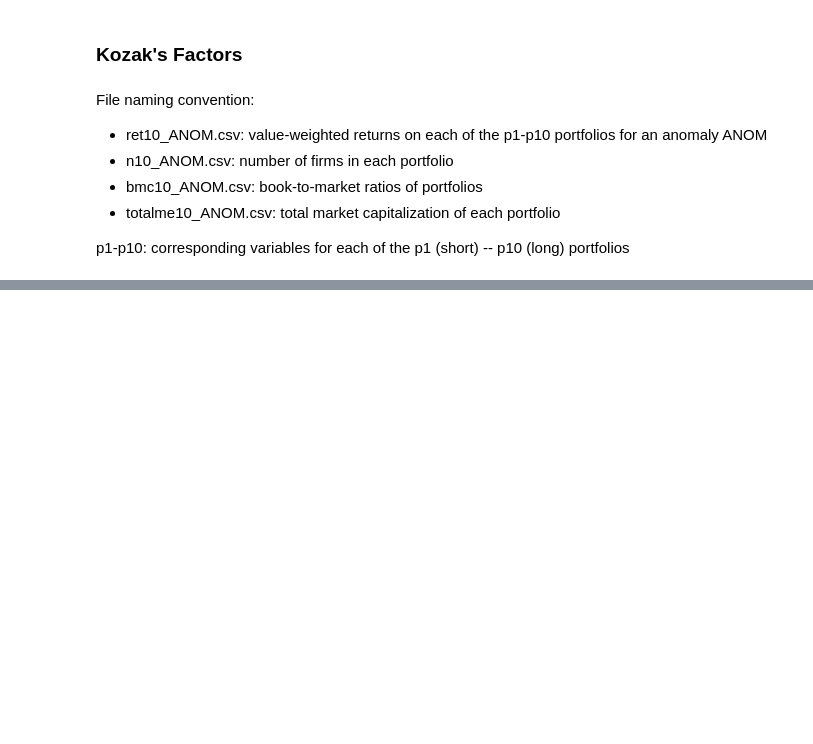
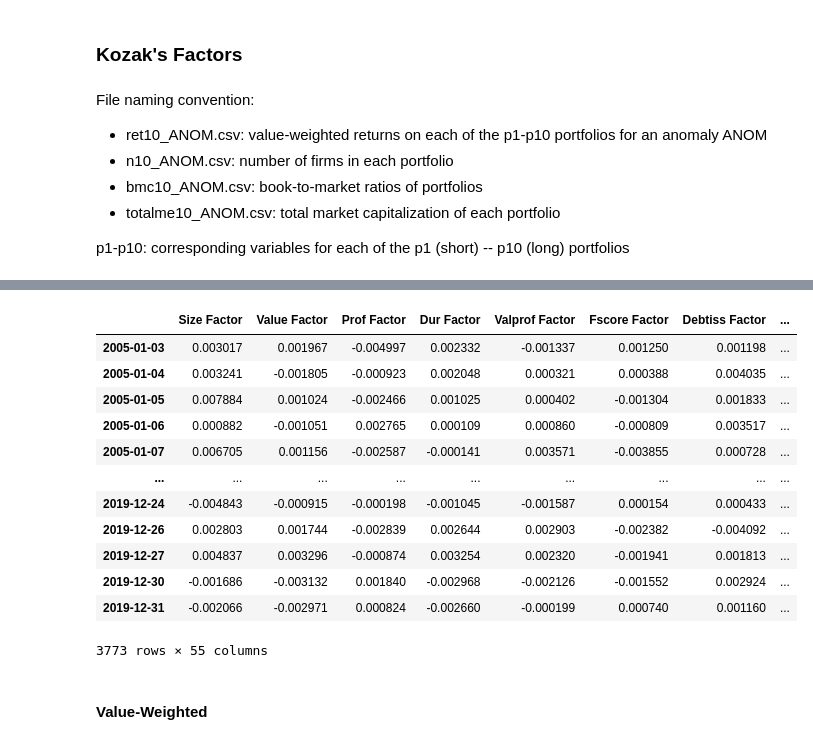
Before and after one commit to samuefra/summer_paper, a Jupyter notebook: code/double_check/double_check.ipynb, the cells around one changed output, grey strips where cells are left out. Cells and saved outputs as stored; diff of their text form; code cells hidden in the pictures; blank space fills up the shorter version.

```diff
--- a/code/double_check/double_check.ipynb
+++ b/code/double_check/double_check.ipynb
@@ -54,2 +126,34 @@ kozak_size_n.index = pd.to_datetime(kozak_size_n.index)
+# %%
+kozak = pd.DataFrame(index=daterange, columns=['Size Factor', 'Value Factor', 'Prof Factor', 'Dur Factor',
+       'Valprof Factor', 'Fscore Factor', 'Debtiss Factor', 'Repurch Factor',
+       'Nissa Factor', 'Accruals Factor', 'Growth Factor', 'Aturnover Factor',
+       'Gmargins Factor', 'Divp Factor', 'Ep Factor', 'Cfp Factor',
+       'Noa Factor', 'Inv Factor', 'Invcap Factor', 'Igrowth Factor',
+       'Sgrowth Factor', 'Lev Factor', 'Roaa Factor', 'Roea Factor',
+       'Sp Factor', 'Gltnoa Factor', 'Divg Factor', 'Invaci Factor',
+       'Mom Factor', 'Indmom Factor', 'Valmom Factor', 'Valmomprof Factor',
+       'Shortint Factor', 'Mom12 Factor', 'Momrev Factor', 'Lrrev Factor',
+       'Valuem Factor', 'Nissm Factor', 'Sue Factor', 'Roe Factor',
+       'Rome Factor', 'Roa Factor', 'Strev Factor', 'Ivol Factor',
+       'Betaarb Factor', 'Season Factor', 'Indrrev Factor', 'Indrrevlv Factor',
+       'Indmomrev Factor', 'Ciss Factor', 'Price Factor', 'Age Factor',
+       'Shvol Factor', 'Exchsw Factor', 'Ipo Factor'])
+# %%
+for col in kozak.columns:
+    # converting to folder's name
+    factor = (col[0]).lower() + col[1:-7]
+
+    # reading kozak's factor dataframe
+    kozak_ret_path = f'../../input/kozak/daily/ret10_{factor}.csv'
+    kozak_ret = pd.read_csv(kozak_ret_path, index_col=0)
+
+    # converting index to datetime object
+    kozak_ret.index = pd.to_datetime(kozak_ret.index)
+
+    # slicing for the same daterange we have
+    kozak_ret = kozak_ret.loc[daterange]
+
+    # computing the equal-weighted portfolio with median as breakpoint for each factor
+    kozak[col] = kozak_ret[['p1','p2', 'p3', 'p4', 'p5']].mean(axis=1) - kozak_ret[['p6','p7', 'p8', 'p9', 'p10']].mean(axis=1)
 # %%
-kozak_size_n.loc[df.index]
+kozak = kozak.loc[df.index]
@@ -99,0 +160,18 @@ kozak_value.index = pd.to_datetime(kozak_value.index)
+# %%
+kozak
+# %% [output]
+|  | Size Factor | Value Factor | Prof Factor | Dur Factor | Valprof Factor | Fscore Factor | Debtiss Factor | ... |
+| 2005-01-03 | 0.003017 | 0.001967 | -0.004997 | 0.002332 | -0.001337 | 0.001250 | 0.001198 | ... |
+| 2005-01-04 | 0.003241 | -0.001805 | -0.000923 | 0.002048 | 0.000321 | 0.000388 | 0.004035 | ... |
+| 2005-01-05 | 0.007884 | 0.001024 | -0.002466 | 0.001025 | 0.000402 | -0.001304 | 0.001833 | ... |
+| 2005-01-06 | 0.000882 | -0.001051 | 0.002765 | 0.000109 | 0.000860 | -0.000809 | 0.003517 | ... |
+| 2005-01-07 | 0.006705 | 0.001156 | -0.002587 | -0.000141 | 0.003571 | -0.003855 | 0.000728 | ... |
+| ... | ... | ... | ... | ... | ... | ... | ... | ... |
+| 2019-12-24 | -0.004843 | -0.000915 | -0.000198 | -0.001045 | -0.001587 | 0.000154 | 0.000433 | ... |
+| 2019-12-26 | 0.002803 | 0.001744 | -0.002839 | 0.002644 | 0.002903 | -0.002382 | -0.004092 | ... |
+| 2019-12-27 | 0.004837 | 0.003296 | -0.000874 | 0.003254 | 0.002320 | -0.001941 | 0.001813 | ... |
+| 2019-12-30 | -0.001686 | -0.003132 | 0.001840 | -0.002968 | -0.002126 | -0.001552 | 0.002924 | ... |
+| 2019-12-31 | -0.002066 | -0.002971 | 0.000824 | -0.002660 | -0.000199 | 0.000740 | 0.001160 | ... |
+3773 rows × 55 columns
+# %% [markdown]
+#### Value-Weighted
```
Also changed, not shown: parts of 41 cells of this notebook, 5 other files.
